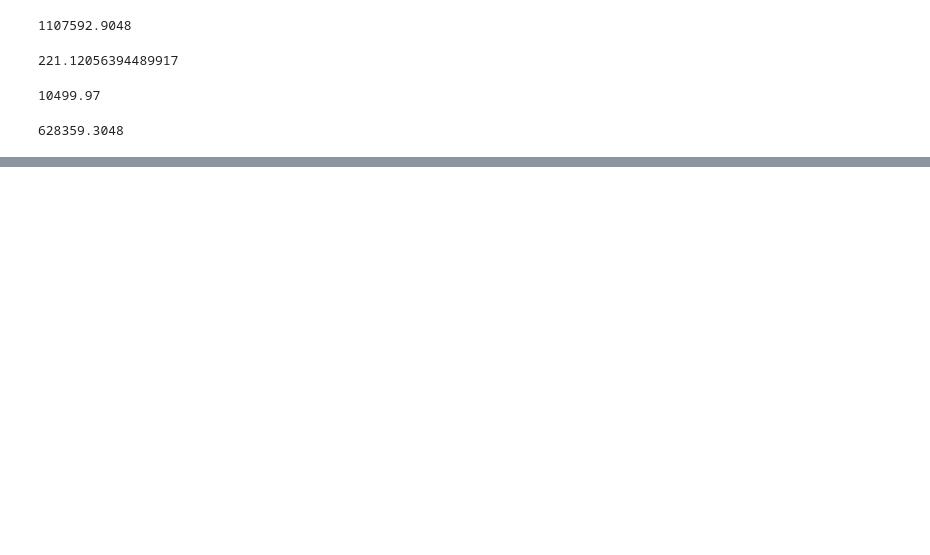
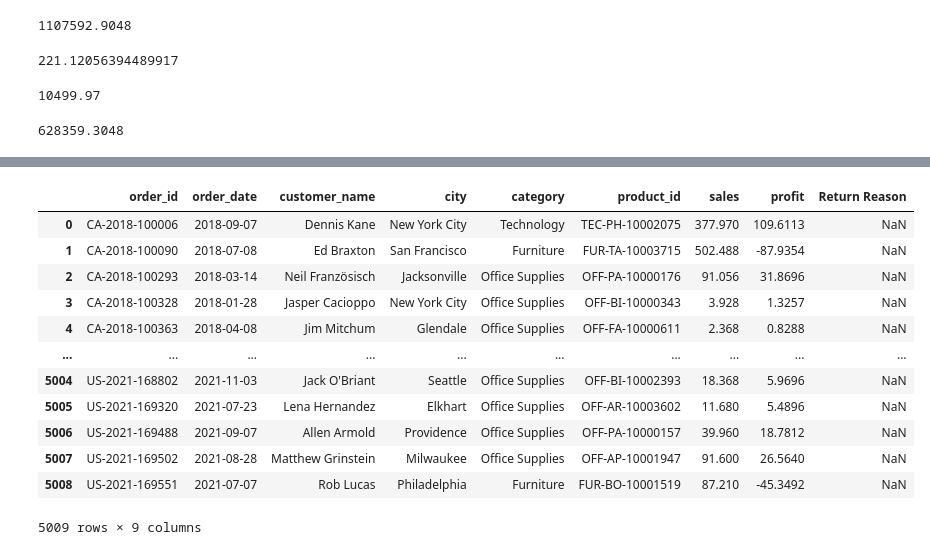
Before and after one commit to Nidhig631/Namaste-Python, a Jupyter notebook: Day10/self_learn.ipynb, the cells around one changed output, grey strips where cells are left out. Drawn from its saved outputs; the diff is of its cells as text; code cells hidden in the pictures; blank space fills up the shorter version.

```diff
--- a/Day10/self_learn.ipynb
+++ b/Day10/self_learn.ipynb
@@ -38,0 +95,4 @@ df[fc]['sales'].sum()
+# %%
+#merge or join
+dfr = pd.read_csv('/Users/B0264653/Desktop/Namaste-Python/Day10/returns.txt')
+dfr
@@ -38,0 +113,2 @@ df[fc]['sales'].sum()
+# %%
+dfo = pd.DataFrame(df)
@@ -38,0 +131,20 @@ df[fc]['sales'].sum()
+# %%
+#merge/join
+pd.merge(left = dfo, right = dfr, left_on='order_id', right_on='order_id', how='inner')
+pd.merge(left = dfo, right = dfr, left_on='order_id', right_on='order_id', how='left')
+pd.merge(left = dfo, right = dfr, left_on='order_id', right_on='order_id', how='right')
+pd.merge(left = dfo, right = dfr, left_on='order_id', right_on='order_id', how='outer')
+# %% [output]
+|  | order_id | order_date | customer_name | city | category | product_id | sales | profit | Return Reason |
+| 0 | CA-2018-100006 | 2018-09-07 | Dennis Kane | New York City | Technology | TEC-PH-10002075 | 377.970 | 109.6113 | NaN |
+| 1 | CA-2018-100090 | 2018-07-08 | Ed Braxton | San Francisco | Furniture | FUR-TA-10003715 | 502.488 | -87.9354 | NaN |
+| 2 | CA-2018-100293 | 2018-03-14 | Neil Französisch | Jacksonville | Office Supplies | OFF-PA-10000176 | 91.056 | 31.8696 | NaN |
+| 3 | CA-2018-100328 | 2018-01-28 | Jasper Cacioppo | New York City | Office Supplies | OFF-BI-10000343 | 3.928 | 1.3257 | NaN |
+| 4 | CA-2018-100363 | 2018-04-08 | Jim Mitchum | Glendale | Office Supplies | OFF-FA-10000611 | 2.368 | 0.8288 | NaN |
+| ... | ... | ... | ... | ... | ... | ... | ... | ... | ... |
+| 5004 | US-2021-168802 | 2021-11-03 | Jack O'Briant | Seattle | Office Supplies | OFF-BI-10002393 | 18.368 | 5.9696 | NaN |
+| 5005 | US-2021-169320 | 2021-07-23 | Lena Hernandez | Elkhart | Office Supplies | OFF-AR-10003602 | 11.680 | 5.4896 | NaN |
+| 5006 | US-2021-169488 | 2021-09-07 | Allen Armold | Providence | Office Supplies | OFF-PA-10000157 | 39.960 | 18.7812 | NaN |
+| 5007 | US-2021-169502 | 2021-08-28 | Matthew Grinstein | Milwaukee | Office Supplies | OFF-AP-10001947 | 91.600 | 26.5640 | NaN |
+| 5008 | US-2021-169551 | 2021-07-07 | Rob Lucas | Philadelphia | Furniture | FUR-BO-10001519 | 87.210 | -45.3492 | NaN |
+5009 rows × 9 columns
```
Also changed, not shown: parts of 32 cells of this notebook, 7 other files.
